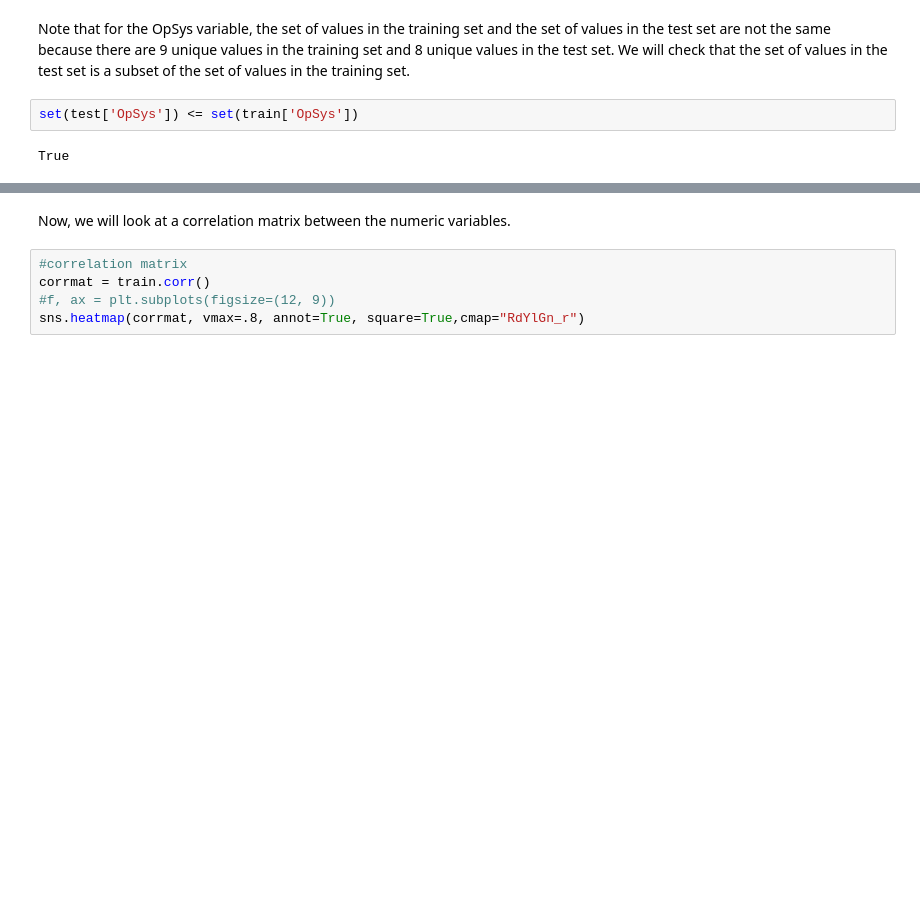
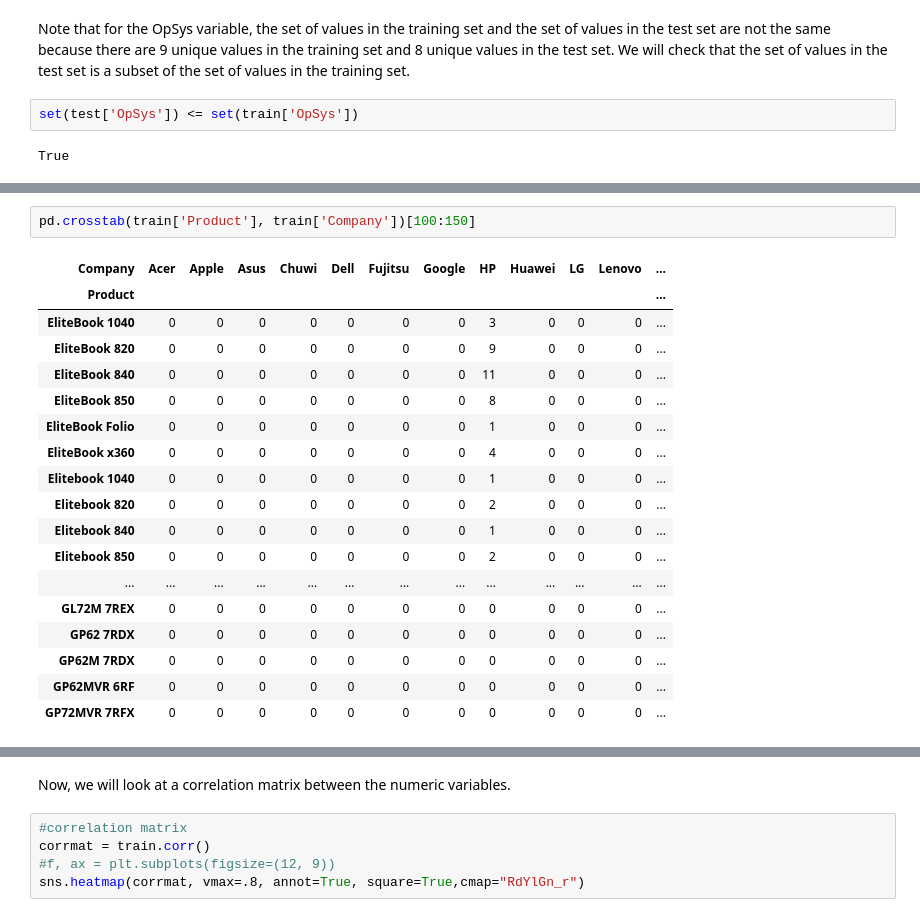
Before and after one commit to ryan-ferns/project_laptop_prices, a Jupyter notebook: laptop-prices-project.ipynb, the cells around one changed output, grey strips where cells are left out. Saved outputs shown, nothing was run; the diff lists cells and outputs as text; blank space fills up the shorter version.

```diff
--- a/laptop-prices-project.ipynb
+++ b/laptop-prices-project.ipynb
@@ -1079,0 +1176,21 @@ True
+# %%
+pd.crosstab(train['Product'], train['Company'])[100:150]
+# %% [output]
+| Company | Acer | Apple | Asus | Chuwi | Dell | Fujitsu | Google | HP | Huawei | LG | Lenovo | ... |
+| Product |  |  |  |  |  |  |  |  |  |  |  | ... |
+| EliteBook 1040 | 0 | 0 | 0 | 0 | 0 | 0 | 0 | 3 | 0 | 0 | 0 | ... |
+| EliteBook 820 | 0 | 0 | 0 | 0 | 0 | 0 | 0 | 9 | 0 | 0 | 0 | ... |
+| EliteBook 840 | 0 | 0 | 0 | 0 | 0 | 0 | 0 | 11 | 0 | 0 | 0 | ... |
+| EliteBook 850 | 0 | 0 | 0 | 0 | 0 | 0 | 0 | 8 | 0 | 0 | 0 | ... |
+| EliteBook Folio | 0 | 0 | 0 | 0 | 0 | 0 | 0 | 1 | 0 | 0 | 0 | ... |
+| EliteBook x360 | 0 | 0 | 0 | 0 | 0 | 0 | 0 | 4 | 0 | 0 | 0 | ... |
+| Elitebook 1040 | 0 | 0 | 0 | 0 | 0 | 0 | 0 | 1 | 0 | 0 | 0 | ... |
+| Elitebook 820 | 0 | 0 | 0 | 0 | 0 | 0 | 0 | 2 | 0 | 0 | 0 | ... |
+| Elitebook 840 | 0 | 0 | 0 | 0 | 0 | 0 | 0 | 1 | 0 | 0 | 0 | ... |
+| Elitebook 850 | 0 | 0 | 0 | 0 | 0 | 0 | 0 | 2 | 0 | 0 | 0 | ... |
+| ... | ... | ... | ... | ... | ... | ... | ... | ... | ... | ... | ... | ... |
+| GL72M 7REX | 0 | 0 | 0 | 0 | 0 | 0 | 0 | 0 | 0 | 0 | 0 | ... |
+| GP62 7RDX | 0 | 0 | 0 | 0 | 0 | 0 | 0 | 0 | 0 | 0 | 0 | ... |
+| GP62M 7RDX | 0 | 0 | 0 | 0 | 0 | 0 | 0 | 0 | 0 | 0 | 0 | ... |
+| GP62MVR 6RF | 0 | 0 | 0 | 0 | 0 | 0 | 0 | 0 | 0 | 0 | 0 | ... |
+| GP72MVR 7RFX | 0 | 0 | 0 | 0 | 0 | 0 | 0 | 0 | 0 | 0 | 0 | ... |
```
Also changed, not shown: parts of 22 cells of this notebook.
